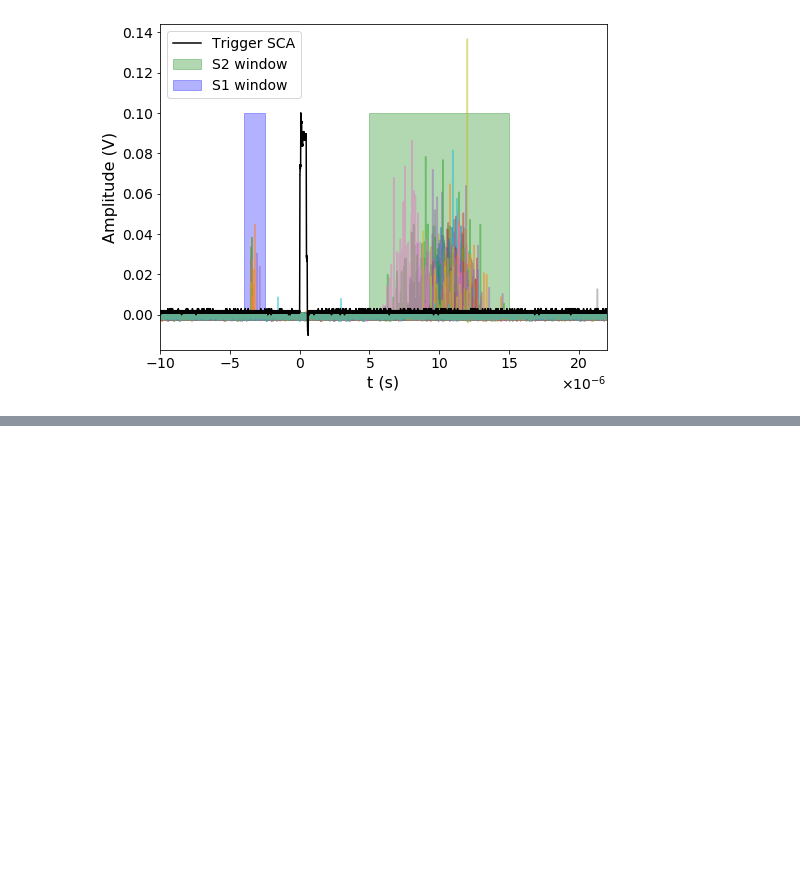
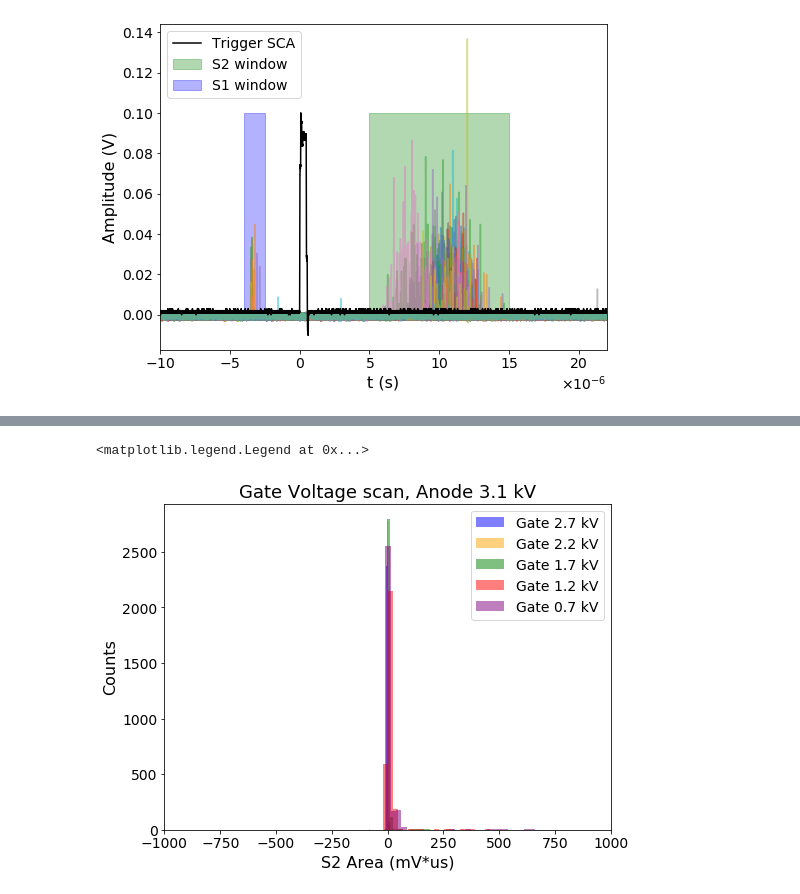
Before and after one commit to proscrite/RaTag, a Jupyter notebook: notebooks/S2_spectrum_PC.ipynb, the cells around one changed output, grey strips where cells are left out. Saved outputs shown, nothing was run; the diff lists cells and outputs as text; code cells hidden in the pictures; blank space fills up the shorter version.

```diff
--- a/notebooks/S2_spectrum_PC.ipynb
+++ b/notebooks/S2_spectrum_PC.ipynb
@@ -149,0 +229,13 @@ ax.ticklabel_format(style='sci', axis='x', scilimits=(-6, -6))
+# %%
+plt.figure(figsize=(8, 6))
+for v, label, color in zip(['2700', '2200', '1700', '1200', '700'],
+                              ['Gate 2.7 kV', 'Gate 2.2 kV', 'Gate 1.7 kV', 'Gate 1.2 kV', 'Gate 0.7 kV'],
+                              ['blue', 'orange', 'green', 'red', 'purple']):
+    plt.hist(s2_areas[v], bins=100, alpha=0.5, label=label, color=color)
+
+plt.gca().set(xlabel='S2 Area (mV*us)', ylabel='Counts', xlim=(-1000, 1000),
+               title='Gate Voltage scan, Anode 3.1 kV')
+plt.legend()
+# %% [output]
+<matplotlib.legend.Legend at 0x...>
+[figure, added]
```
Also changed, not shown: parts of 9 cells of this notebook.
